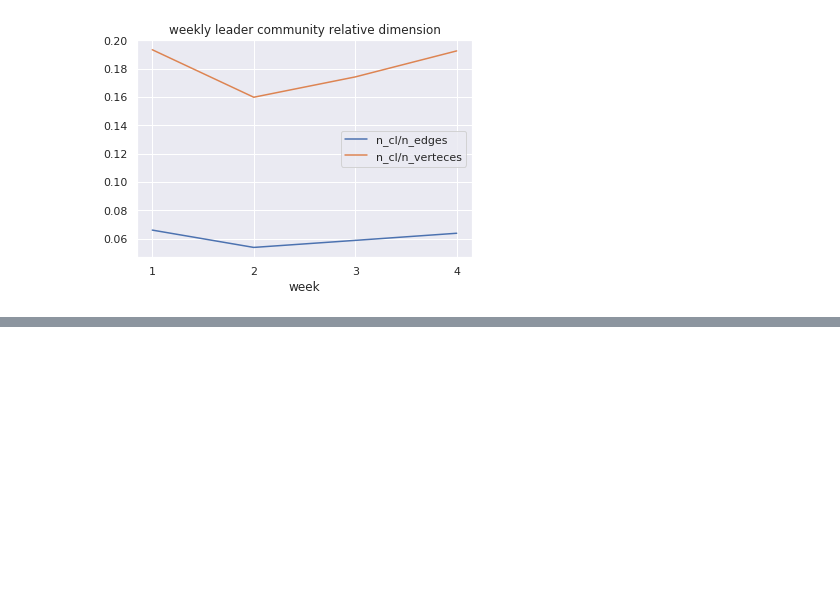
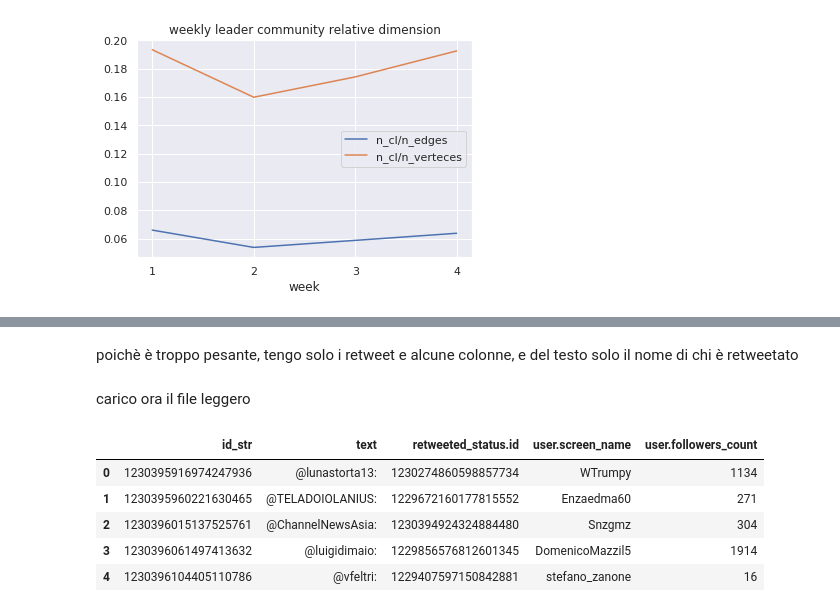
Before and after one commit to DanielePignedoli/Twitter_project, a Jupyter notebook: New_project.ipynb, the cells around one changed output, grey strips where cells are left out. Drawn from its saved outputs; the diff is of its cells as text; code cells hidden in the pictures; blank space fills up the shorter version.

Commit message:
caricato file pickle, incrociato dati per costruire rete con usernames invece che con codici utente

```diff
--- a/New_project.ipynb
+++ b/New_project.ipynb
@@ -662,0 +667,24 @@ plt.show()
+# %%
+with open('data/pickles/df_metadata.pickle','rb') as f:
+    df_meta=pickle.load(f)
+# %% [markdown]
+poichè è troppo pesante, tengo solo i retweet e alcune colonne, e del testo solo il nome di chi è retweetato
+# %%
+with open('data/pickles/short_df.pickle','wb') as file:
+    df_meta = df_meta[df_meta['retweeted_status.id'].isnull() == False]
+    df_meta.text = df_meta['text'].astype(str).apply(lambda x: x.split(' ')[1])
+    pickle.dump(df_meta[['id_str','text','retweeted_status.id','user.screen_name','user.followers_count']],file)
+# %% [markdown]
+carico ora il file leggero
+# %%
+with open('data/pickles/short_df.pickle','rb') as f:
+    df_meta=pickle.load(f)
+# %%
+df_meta.head()
+# %% [output]
+|  | id_str | text | retweeted_status.id | user.screen_name | user.followers_count |
+| 0 | 1230395916974247936 | @lunastorta13: | 1230274860598857734 | WTrumpy | 1134 |
+| 1 | 1230395960221630465 | @TELADOIOLANIUS: | 1229672160177815552 | Enzaedma60 | 271 |
+| 2 | 1230396015137525761 | @ChannelNewsAsia: | 1230394924324884480 | Snzgmz | 304 |
+| 3 | 1230396061497413632 | @luigidimaio: | 1229856576812601345 | DomenicoMazzil5 | 1914 |
+| 4 | 1230396104405110786 | @vfeltri: | 1229407597150842881 | stefano_zanone | 16 |
```
Also changed, not shown: parts of 19 cells of this notebook.
